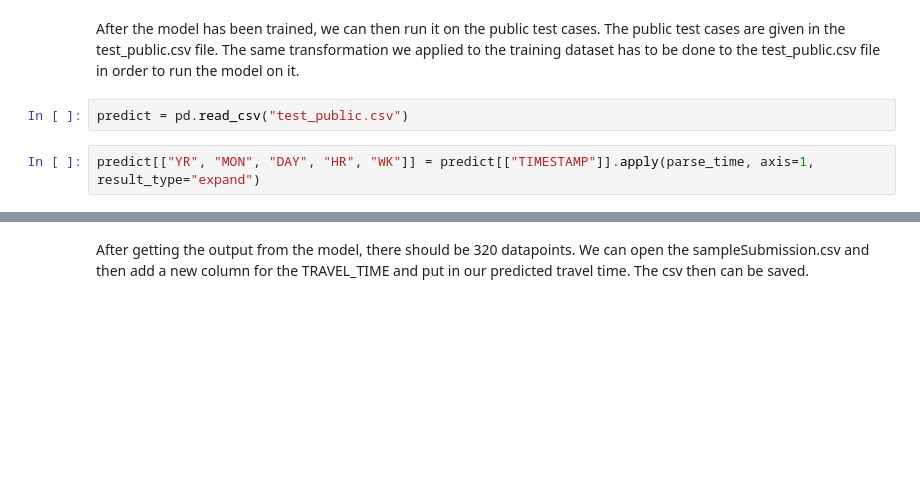
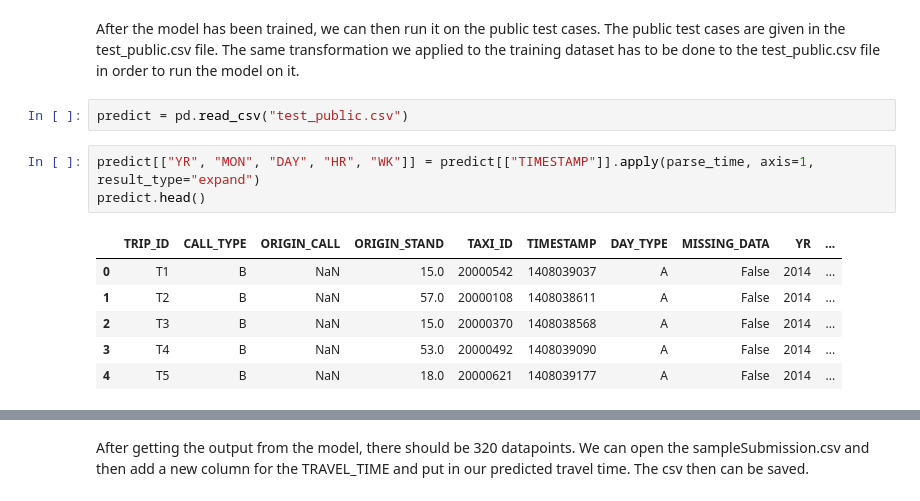
Before and after one commit to mwin02/kagge_competition_sp2023, a Jupyter notebook: reference.ipynb, the cells around one changed output, grey strips where cells are left out. Cells and saved outputs as stored; diff of their text form; blank space fills up the shorter version.

```diff
--- a/reference.ipynb
+++ b/reference.ipynb
@@ -267,6 +283,14 @@ After the model has been trained, we can then run it on the public test cases. T
 predict = pd.read_csv("test_public.csv")
 # %%
 predict[["YR", "MON", "DAY", "HR", "WK"]] = predict[["TIMESTAMP"]].apply(parse_time, axis=1, result_type="expand")
+predict.head()
+# %% [output]
+|  | TRIP_ID | CALL_TYPE | ORIGIN_CALL | ORIGIN_STAND | TAXI_ID | TIMESTAMP | DAY_TYPE | MISSING_DATA | YR | ... |
+| 0 | T1 | B | NaN | 15.0 | 20000542 | 1408039037 | A | False | 2014 | ... |
+| 1 | T2 | B | NaN | 57.0 | 20000108 | 1408038611 | A | False | 2014 | ... |
+| 2 | T3 | B | NaN | 15.0 | 20000370 | 1408038568 | A | False | 2014 | ... |
+| 3 | T4 | B | NaN | 53.0 | 20000492 | 1408039090 | A | False | 2014 | ... |
+| 4 | T5 | B | NaN | 18.0 | 20000621 | 1408039177 | A | False | 2014 | ... |
 # %%
 predict_x = getFeatureVectors(predict)
 
```
Also changed, not shown: parts of 16 cells of this notebook.
